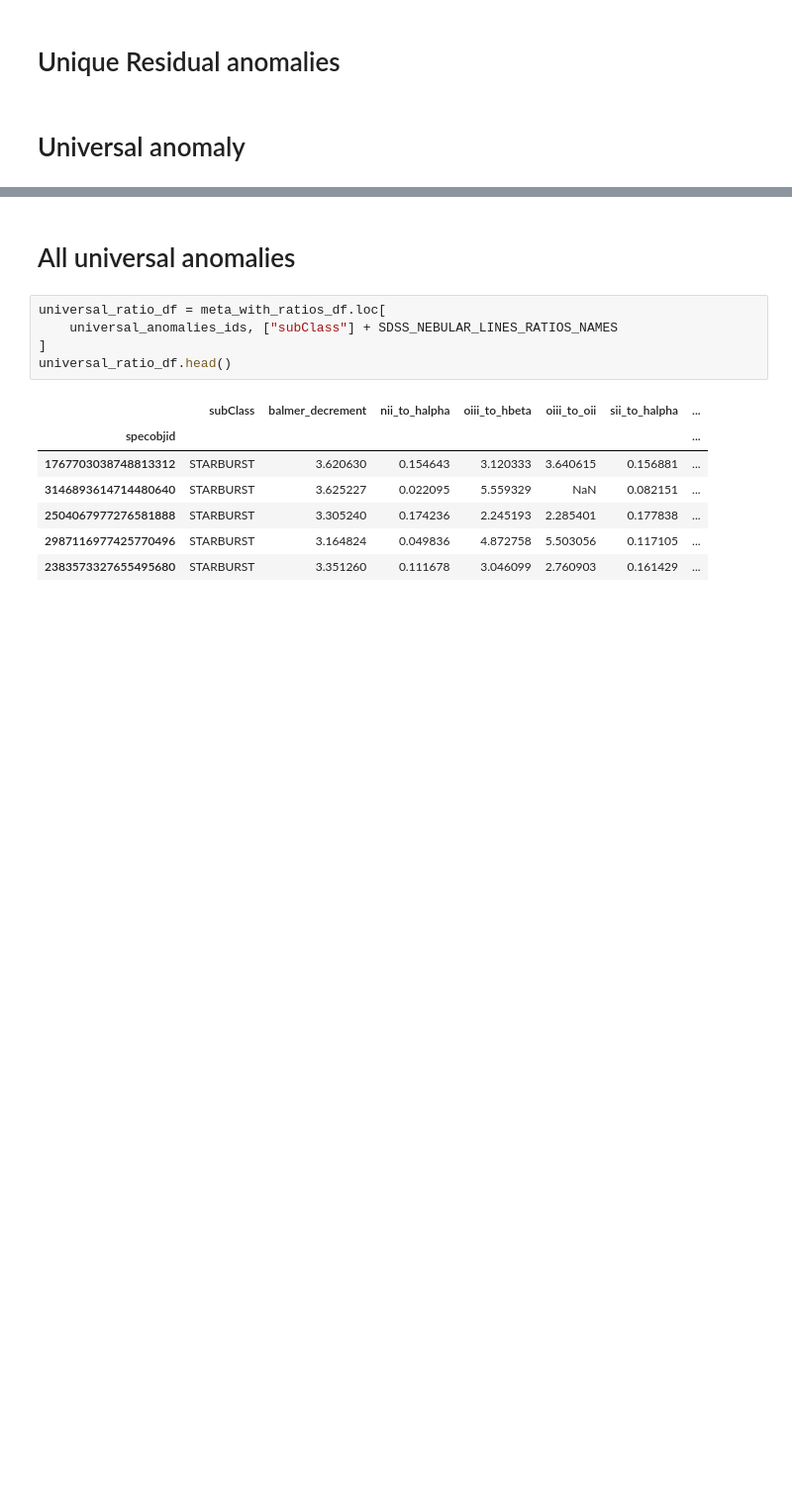
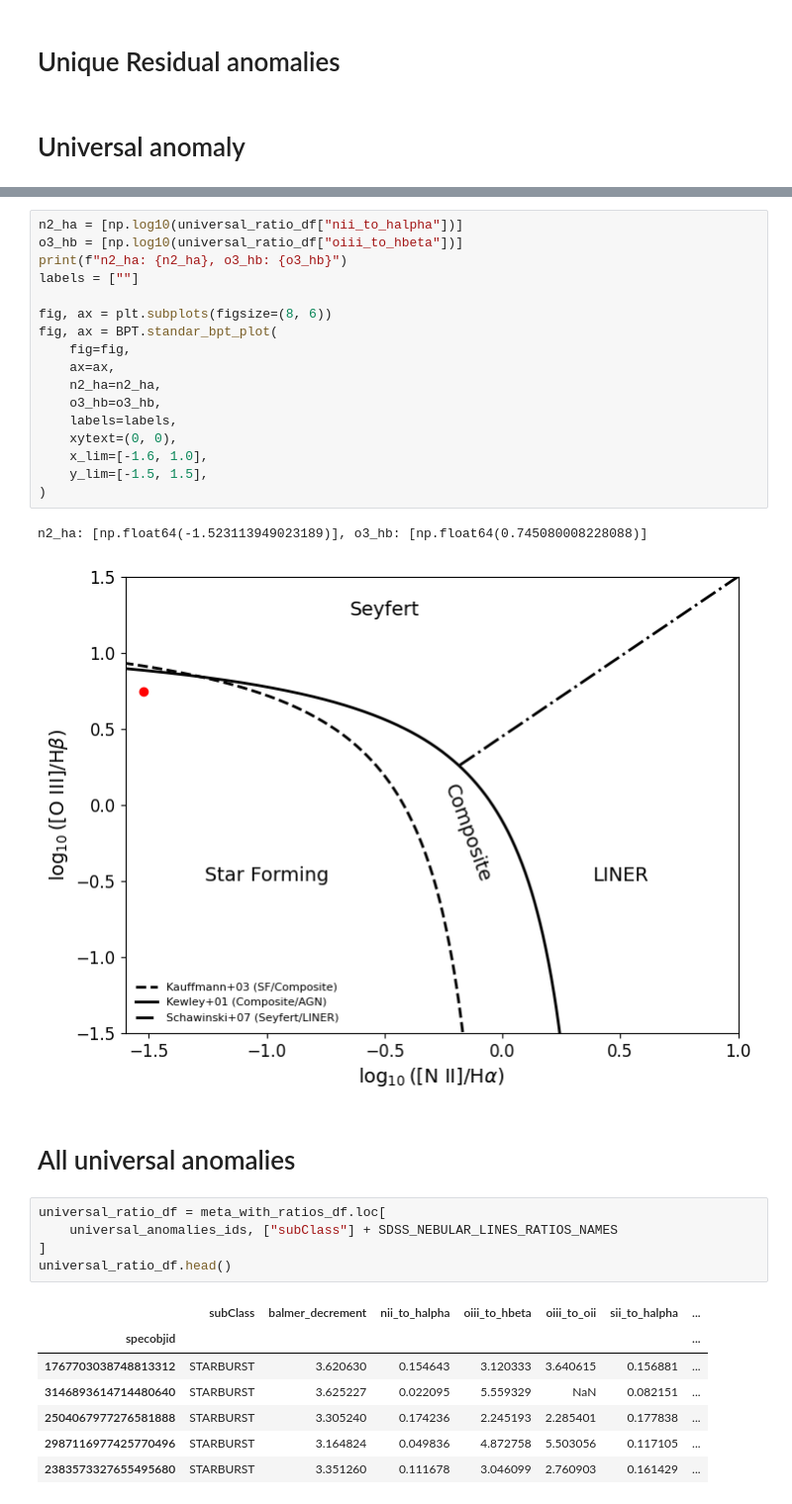
Before and after one commit to ed-ortizm/anomaly, a Jupyter notebook: thesis/02_understand_anomalies.ipynb, the cells around one changed output, grey strips where cells are left out. Shown at 99% size. Drawn from its saved outputs; the diff is of its cells as text; blank space fills up the shorter version.

```diff
--- a/thesis/02_understand_anomalies.ipynb
+++ b/thesis/02_understand_anomalies.ipynb
@@ -237,6 +252,26 @@ sii_to_halpha         0.117864
 sii_density_ratio     1.410144
 o3n2_index            2.268194
 Name: 561847176611784704, dtype: object
+# %%
+n2_ha = [np.log10(universal_ratio_df["nii_to_halpha"])]
+o3_hb = [np.log10(universal_ratio_df["oiii_to_hbeta"])]
+print(f"n2_ha: {n2_ha}, o3_hb: {o3_hb}")
+labels = [""]
+
+fig, ax = plt.subplots(figsize=(8, 6))
+fig, ax = BPT.standar_bpt_plot(
+    fig=fig,
+    ax=ax,
+    n2_ha=n2_ha,
+    o3_hb=o3_hb,
+    labels=labels,
+    xytext=(0, 0),
+    x_lim=[-1.6, 1.0],
+    y_lim=[-1.5, 1.5],
+)
+# %% [output]
+n2_ha: [np.float64(-1.523113949023189)], o3_hb: [np.float64(0.745080008228088)]
+[figure, added]
 # %% [markdown]
 # All universal anomalies
 # %%
```
Also changed, not shown: parts of 15 cells of this notebook.
